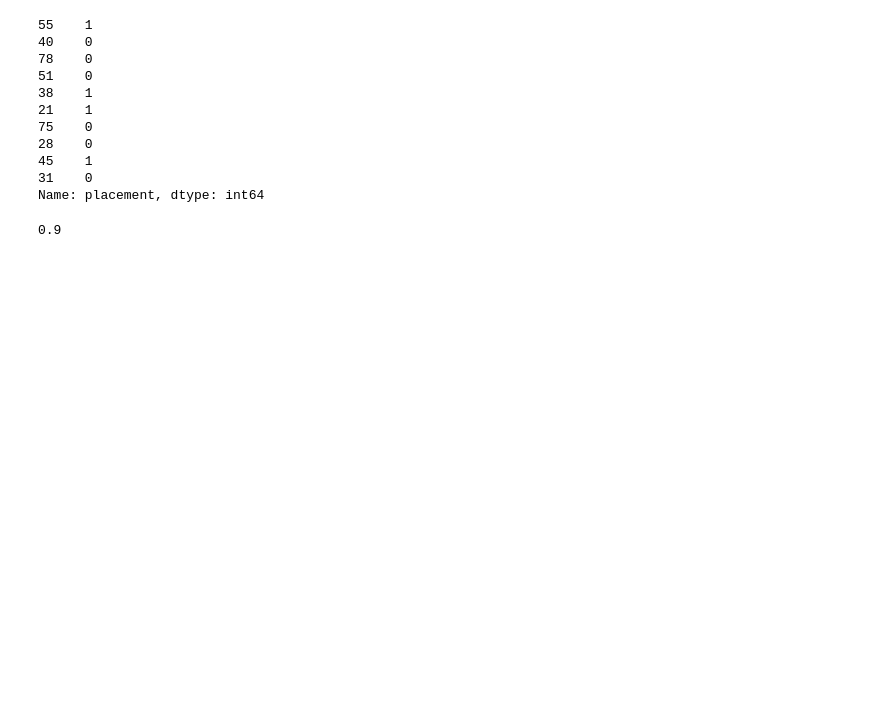
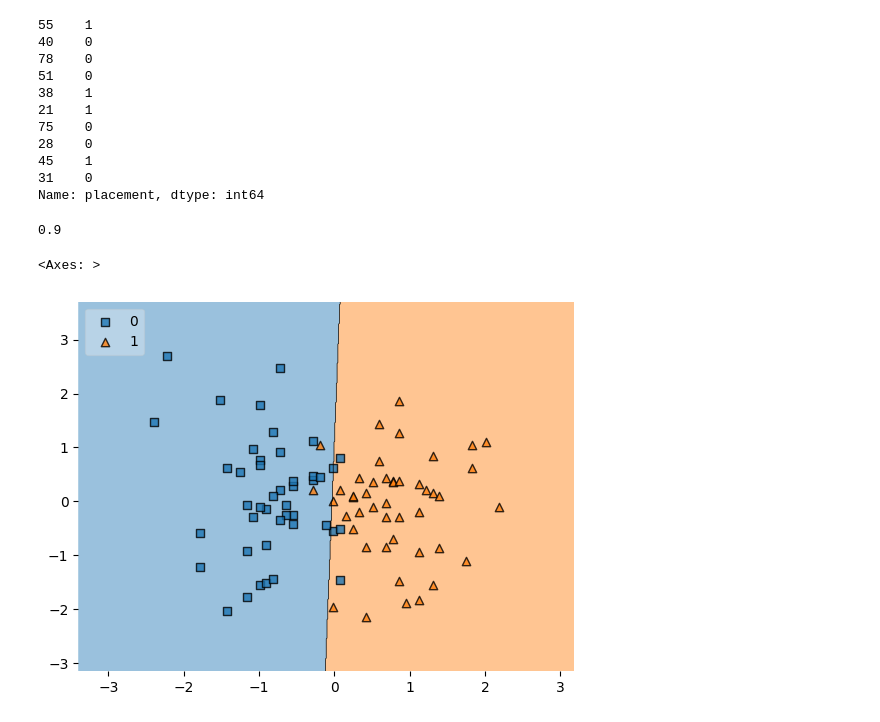
Before and after one commit to SakshiKhatiwada/projects-challenge, a Jupyter notebook: Project2_Placement_Prediction_System/main.ipynb, the cells around one changed output. Drawn from its saved outputs; the diff is of its cells as text; code cells hidden in the pictures; blank space fills up the shorter version.

```diff
--- a/Project2_Placement_Prediction_System/main.ipynb
+++ b/Project2_Placement_Prediction_System/main.ipynb
@@ -133,0 +136,5 @@ accuracy_score(y_test, y_pred)
+# %%
+plot_decision_regions(X_train_scaled, y_train.values, clf=clf, legend=2)
+# %% [output]
+<Axes: >
+[figure, added]
```
Also changed, not shown: parts of 3 cells of this notebook.
